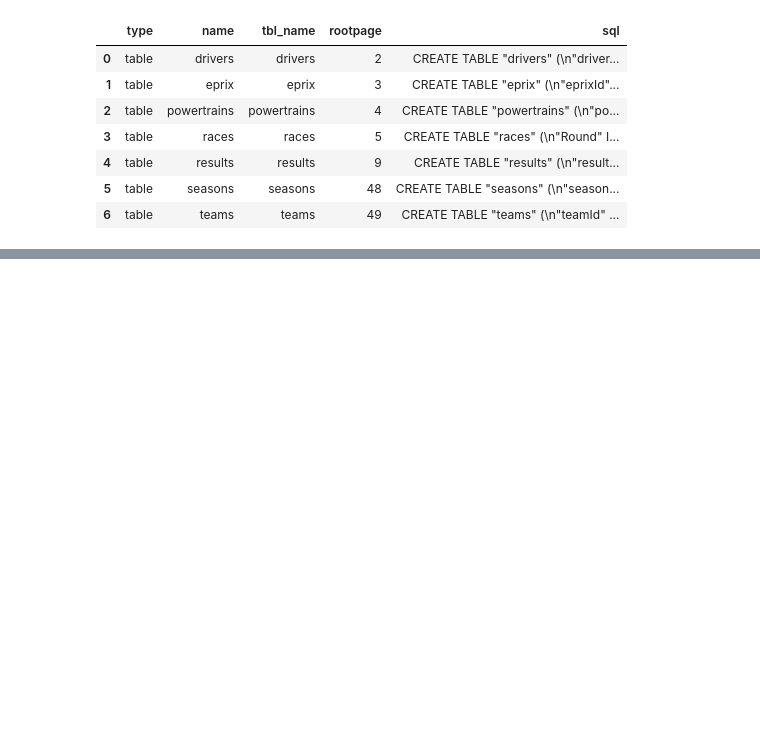
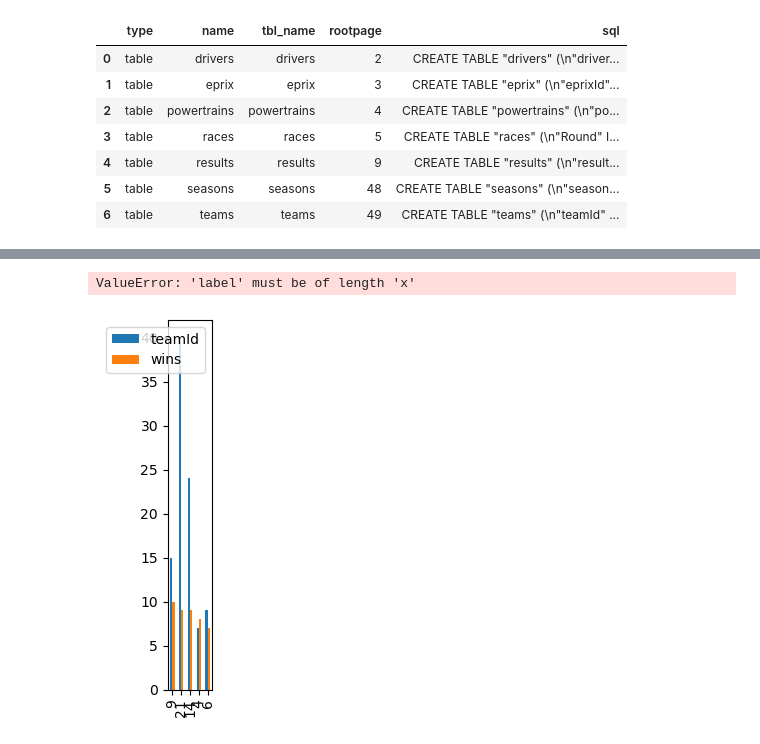
Before and after one commit to shaw-jonathan/Formula-E_Points_Analysis, a Jupyter notebook: M1 Capstone Project .ipynb, the cells around one changed output, grey strips where cells are left out. Saved outputs shown, nothing was run; the diff lists cells and outputs as text; code cells hidden in the pictures; blank space fills up the shorter version.

```diff
--- a/M1 Capstone Project .ipynb
+++ b/M1 Capstone Project .ipynb
@@ -125 +177,9 @@ pd.read_sql("SELECT * FROM sqlite_master WHERE type='table'",con=conn)
+# %%
+top5_teams.plot(kind='bar')
+
+plt.pie(top5_teams['wins'].value_counts(), labels=top5_teams['teamId'].value_counts().index)
+plt.title('Top 5 winning teams');
+# %% [output]
+ValueError: 'label' must be of length 'x'
+[figure, added]
 # %%
```
Also changed, not shown: parts of 13 cells of this notebook.
